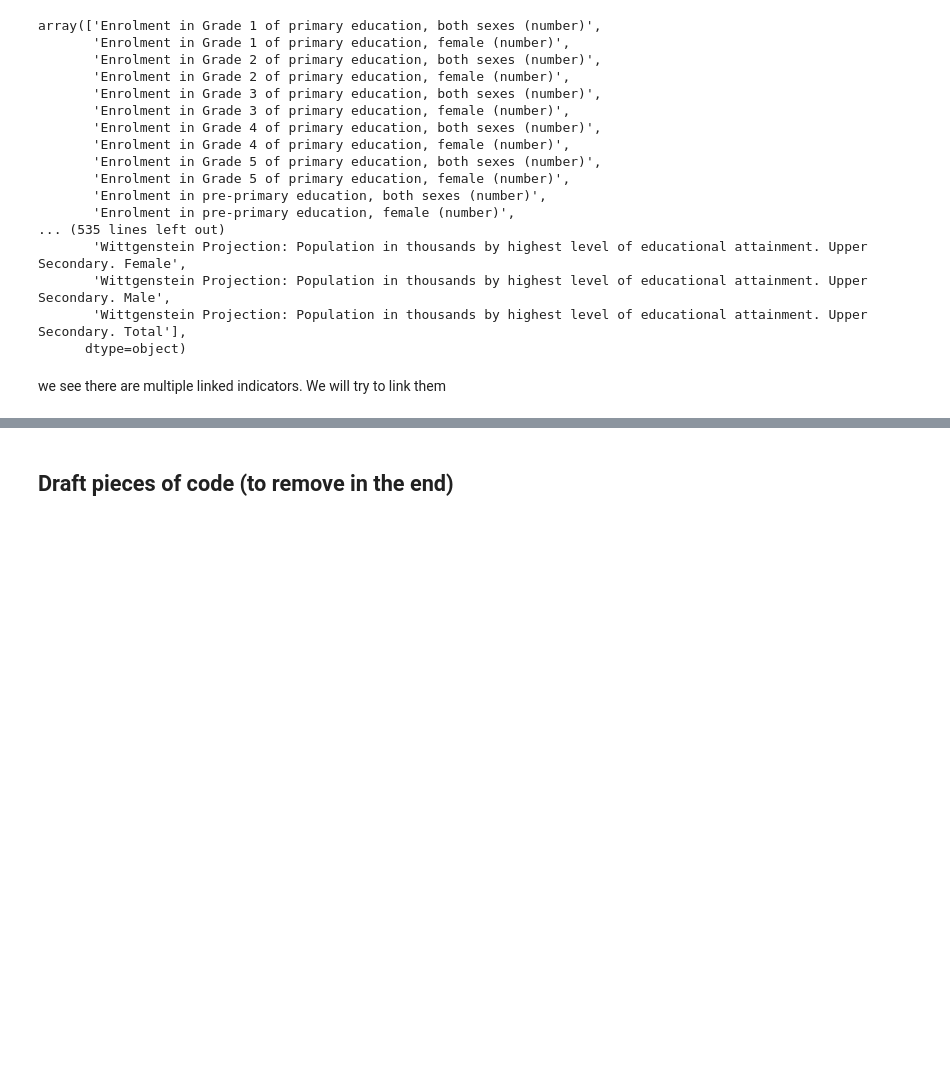
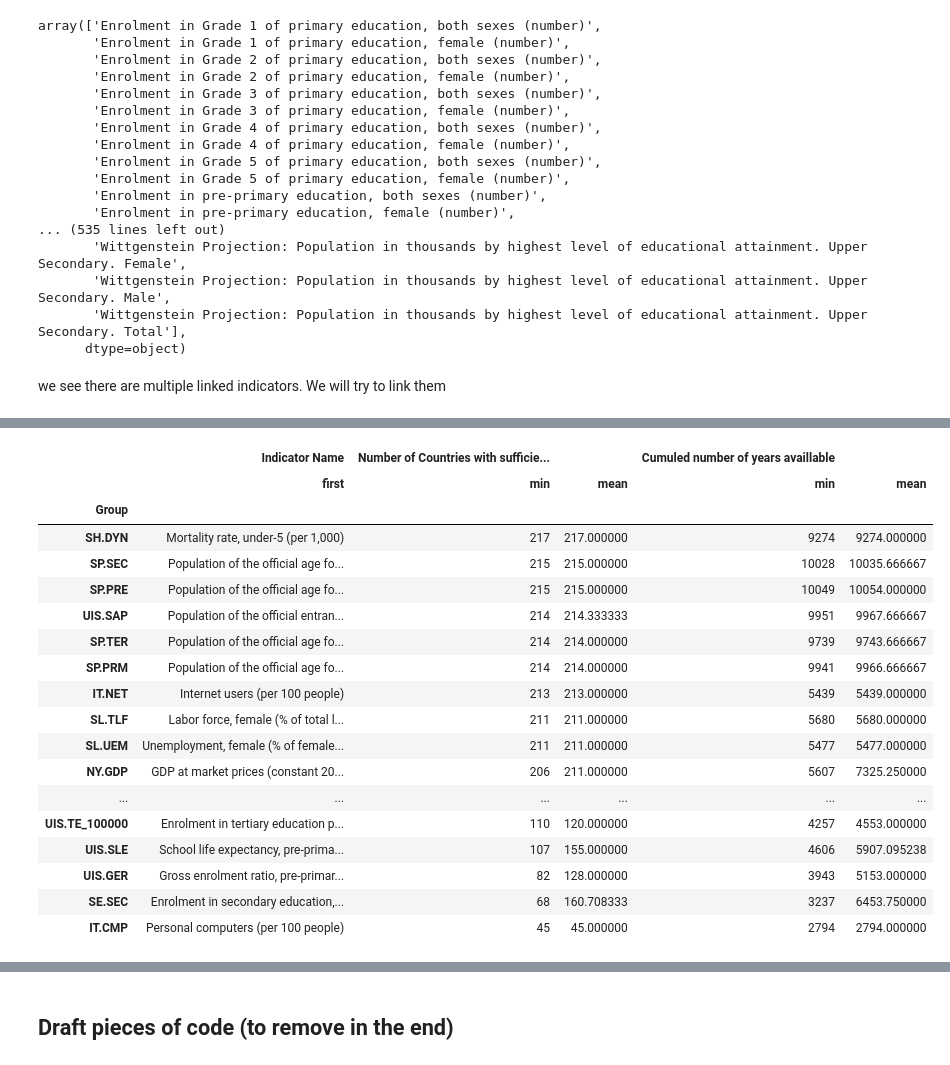
Before and after one commit to com-480-data-visualization/project-2024-school-mappers, a Jupyter notebook: Milestone1.ipynb, the cells around one changed output, grey strips where cells are left out. Drawn from its saved outputs; the diff is of its cells as text; code cells hidden in the pictures; blank space fills up the shorter version.

```diff
--- a/Milestone1.ipynb
+++ b/Milestone1.ipynb
@@ -159,0 +161,23 @@ indicators_df
+# %%
+grouped_indicators_df = indicators_df.groupby("Group").aggregate({"Indicator Name" : "first", "Number of Countries with sufficient data" : ["min", "mean"], "Cumuled number of years availlable" : ["min", "mean"]})
+grouped_indicators_df.sort_values(("Number of Countries with sufficient data", "min"), ascending=False)
+# %% [output]
+|  | Indicator Name | Number of Countries with sufficie... |  | Cumuled number of years availlable |  |
+|  | first | min | mean | min | mean |
+| Group |  |  |  |  |  |
+| SH.DYN | Mortality rate, under-5 (per 1,000) | 217 | 217.000000 | 9274 | 9274.000000 |
+| SP.SEC | Population of the official age fo... | 215 | 215.000000 | 10028 | 10035.666667 |
+| SP.PRE | Population of the official age fo... | 215 | 215.000000 | 10049 | 10054.000000 |
+| UIS.SAP | Population of the official entran... | 214 | 214.333333 | 9951 | 9967.666667 |
+| SP.TER | Population of the official age fo... | 214 | 214.000000 | 9739 | 9743.666667 |
+| SP.PRM | Population of the official age fo... | 214 | 214.000000 | 9941 | 9966.666667 |
+| IT.NET | Internet users (per 100 people) | 213 | 213.000000 | 5439 | 5439.000000 |
+| SL.TLF | Labor force, female (% of total l... | 211 | 211.000000 | 5680 | 5680.000000 |
+| SL.UEM | Unemployment, female (% of female... | 211 | 211.000000 | 5477 | 5477.000000 |
+| NY.GDP | GDP at market prices (constant 20... | 206 | 211.000000 | 5607 | 7325.250000 |
+| ... | ... | ... | ... | ... | ... |
+| UIS.TE_100000 | Enrolment in tertiary education p... | 110 | 120.000000 | 4257 | 4553.000000 |
+| UIS.SLE | School life expectancy, pre-prima... | 107 | 155.000000 | 4606 | 5907.095238 |
+| UIS.GER | Gross enrolment ratio, pre-primar... | 82 | 128.000000 | 3943 | 5153.000000 |
+| SE.SEC | Enrolment in secondary education,... | 68 | 160.708333 | 3237 | 6453.750000 |
+| IT.CMP | Personal computers (per 100 people) | 45 | 45.000000 | 2794 | 2794.000000 |
```
Also changed, not shown: parts of 8 cells of this notebook.
